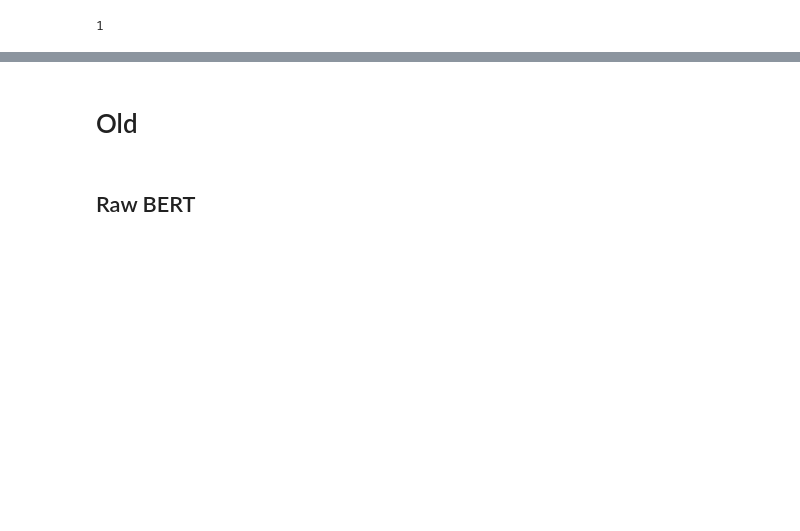
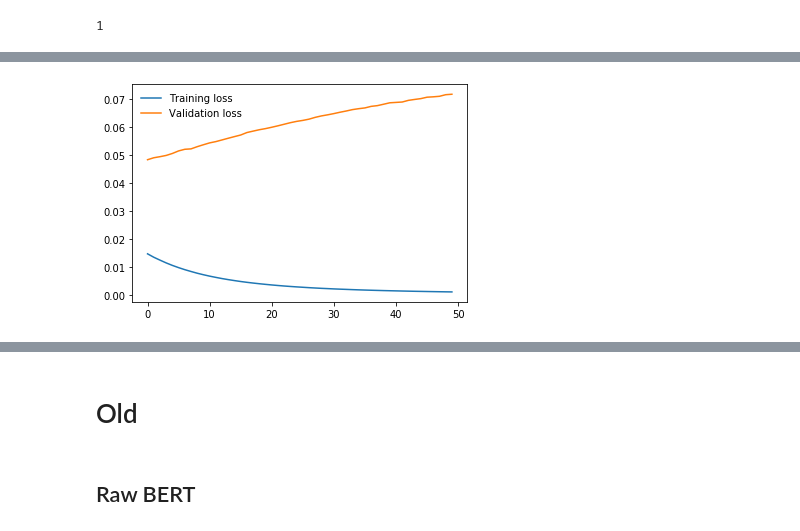
Before and after one commit to flennic/text-mining-project, a Jupyter notebook: notebooks/playground.ipynb, the cells around one changed output, grey strips where cells are left out. Drawn from its saved outputs; the diff is of its cells as text; code cells hidden in the pictures; blank space fills up the shorter version.

```diff
--- a/notebooks/playground.ipynb
+++ b/notebooks/playground.ipynb
@@ -165,26 +214,7 @@ plt.bar(range(0,5), np.exp(model(X_dash).detach().cpu().numpy()[0]), alpha=0.5);
 # %%
 from torch import optim
 # %%
-optimizer = optim.SGD(model.parameters(), lr=0.1, nesterov=False, momentum=0.5)
+optimizer = optim.SGD(model.parameters(), lr=0.02, nesterov=True, momentum=0.1)
+#optimizer = optim.SGD(model.parameters(), lr=0.05)
 # %%
 criterion = nn.NLLLoss()
-# %%
-%%time
-epochs = 10
-for e in range(epochs):
-    running_loss = 0
-    for X, Y in dataloader:
-        X = X.cuda()
-        Y = Y.cuda()
-
-        # Reset Gradients
-        optimizer.zero_grad()
-
-        output = model(X)
-        loss = criterion(output, Y)
-        loss.backward()
-        optimizer.step()
-
-        running_loss += loss.item()
-    else:
-        print(f"Training loss: {running_loss/len(dataloader)}")
@@ -232,0 +349,6 @@ yt
+# %%
+plt.plot(train_losses, label='Training loss')
+plt.plot(validation_losses, label='Validation loss')
+plt.legend(frameon=False);
+# %% [output]
+[figure, added]
```
Also changed, not shown: parts of 30 cells of this notebook.
